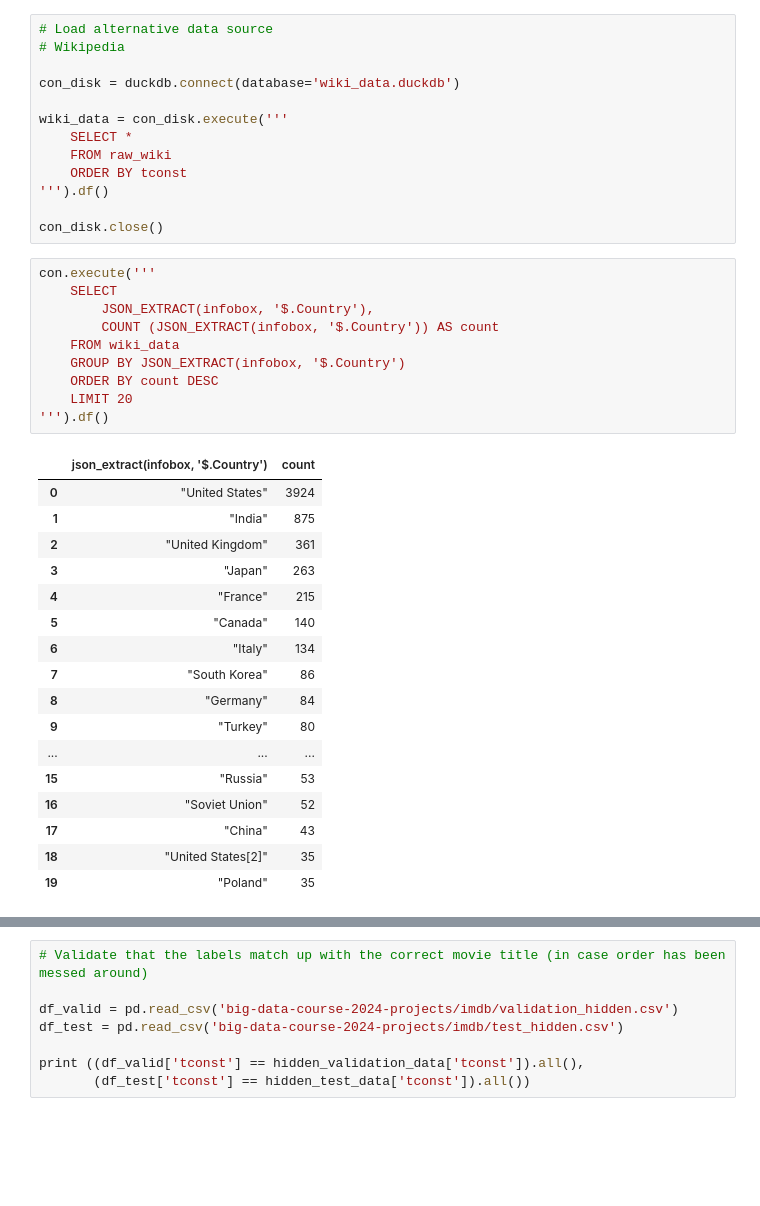
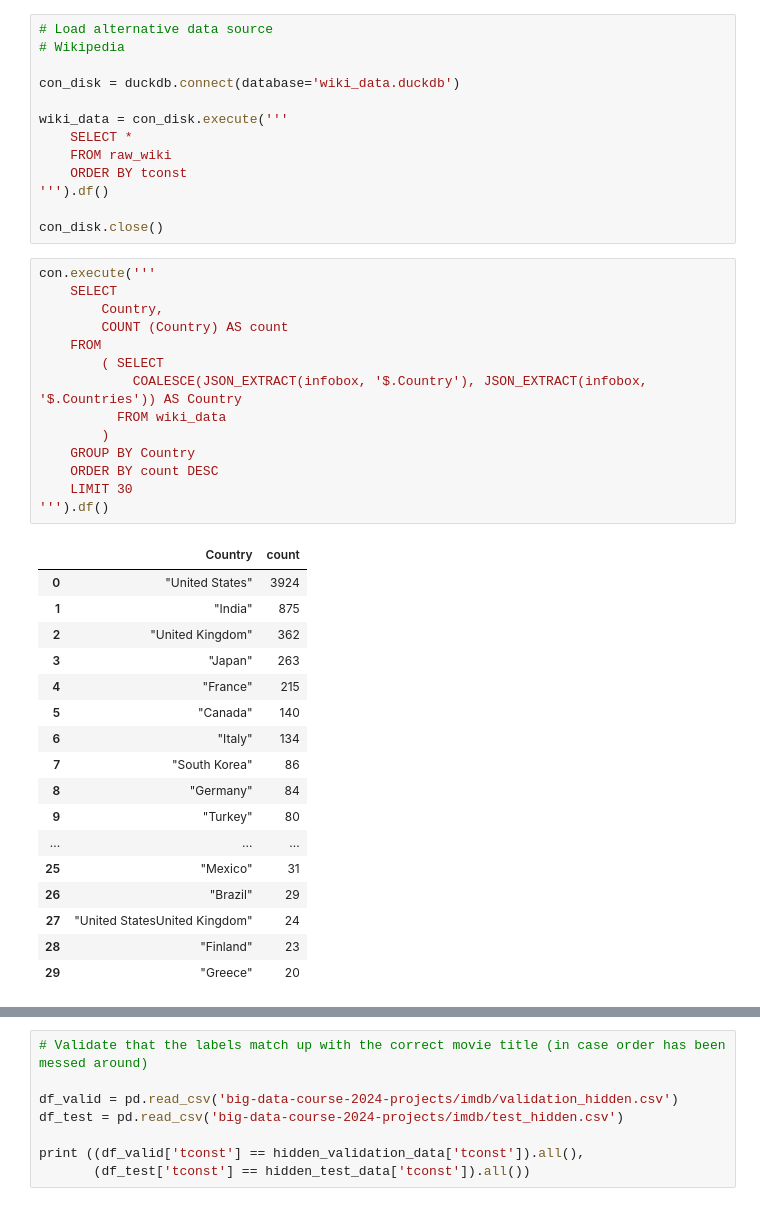
Before and after one commit to usermar445/big_data_final_project, a Jupyter notebook: wiki_data/imdb_model_test_nicola_v3_wiki.ipynb, the cells around one changed output, grey strips where cells are left out. Drawn from its saved outputs; the diff is of its cells as text; blank space fills up the shorter version.

```diff
--- a/wiki_data/imdb_model_test_nicola_v3_wiki.ipynb
+++ b/wiki_data/imdb_model_test_nicola_v3_wiki.ipynb
@@ -78,18 +78,22 @@ con_disk.close()
 # %%
 con.execute('''
     SELECT
-        JSON_EXTRACT(infobox, '$.Country'),
-        COUNT (JSON_EXTRACT(infobox, '$.Country')) AS count
-    FROM wiki_data
-    GROUP BY JSON_EXTRACT(infobox, '$.Country')
+        Country,
+        COUNT (Country) AS count
+    FROM
+        ( SELECT
+            COALESCE(JSON_EXTRACT(infobox, '$.Country'), JSON_EXTRACT(infobox, '$.Countries')) AS Country
+          FROM wiki_data
+        )
+    GROUP BY Country
     ORDER BY count DESC
-    LIMIT 20
+    LIMIT 30
 ''').df()
 # %% [output]
-|  | json_extract(infobox, '$.Country') | count |
+|  | Country | count |
 | 0 | "United States" | 3924 |
 | 1 | "India" | 875 |
-| 2 | "United Kingdom" | 361 |
+| 2 | "United Kingdom" | 362 |
 | 3 | "Japan" | 263 |
 | 4 | "France" | 215 |
 | 5 | "Canada" | 140 |
@@ -98,11 +102,11 @@ con.execute('''
 | 8 | "Germany" | 84 |
 | 9 | "Turkey" | 80 |
 | ... | ... | ... |
-| 15 | "Russia" | 53 |
-| 16 | "Soviet Union" | 52 |
-| 17 | "China" | 43 |
-| 18 | "United States[2]" | 35 |
-| 19 | "Poland" | 35 |
+| 25 | "Mexico" | 31 |
+| 26 | "Brazil" | 29 |
+| 27 | "United StatesUnited Kingdom" | 24 |
+| 28 | "Finland" | 23 |
+| 29 | "Greece" | 20 |
 # %%
 con.execute('''
     SELECT
```
Also changed, not shown: parts of 16 cells of this notebook, 2 other files.
